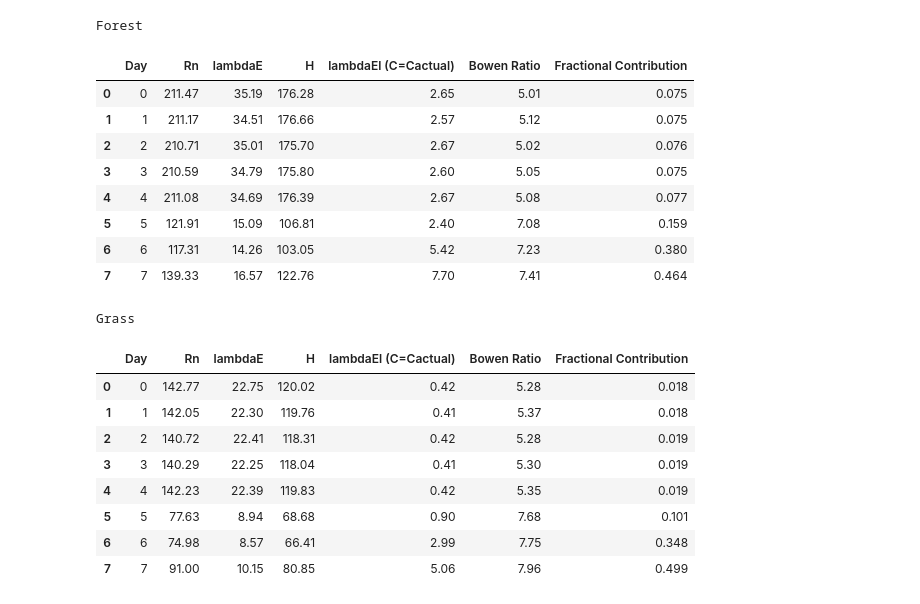
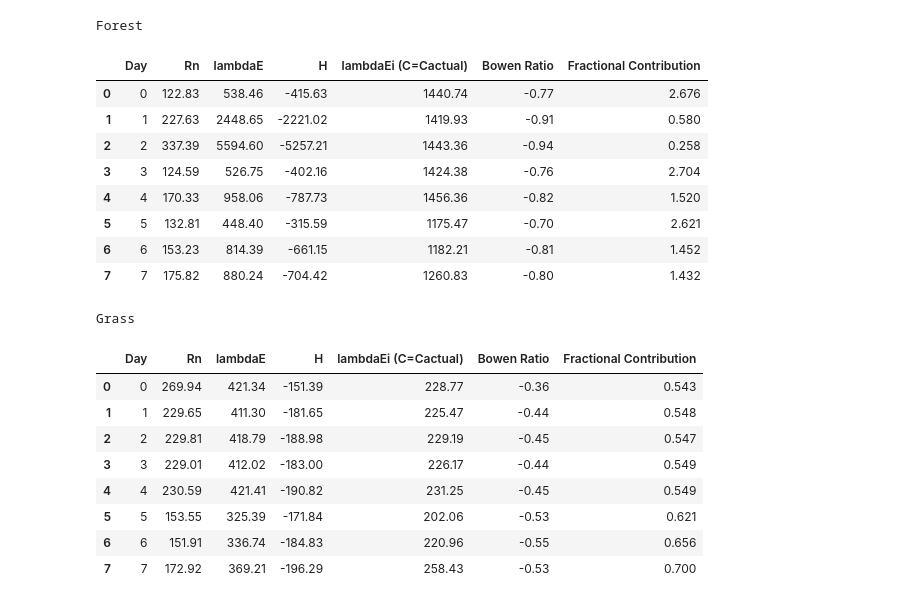
Before and after one commit to atdunwoody/EcoHydro, a Jupyter notebook: CIVE 625/Lab 1/Lab1.ipynb, the cells around one changed output. Drawn from its saved outputs; the diff is of its cells as text; code cells hidden in the pictures.

Commit message:
modifed calc_SMnew, calc_lambdaET, calc_Cfinal, and main function logic. Better but still flawed results

```diff
--- a/CIVE 625/Lab 1/Lab1.ipynb
+++ b/CIVE 625/Lab 1/Lab1.ipynb
@@ -211,7 +211,7 @@ def calc_gs(gR, gD, gT, gSM, g0):
     :return: Total surface conductance (mm s-1).
     """
     gs = (gR * gD * gT * gSM * g0) # Eq. 24.1 TH
-    return max(gs, 10**-4)
+    return max(gs, 10**-6)
 
 def calc_rs(gs):
     """
@@ -220,7 +220,8 @@ def calc_rs(gs):
     :return: Total surface resistance (s mm-1).
     """
     rs = 1 / gs # Eq. 24.1 TH
-    return min(rs, 10**4)
+    rs *= 10**3  # convert to s m-1
+    return min(rs, 10**6)
 
 def calc_esat(T):
     """
@@ -279,7 +280,7 @@ def calc_LW_up(Ts_1, Ts_2):
     """
     sigma = EnvConstants.sigma
     emissivity = EnvConstants.esurface
-    LW_up = emissivity * sigma * (Ts_1**4 + Ts_2**4)/2 # Modified Eq 5.19 TH (Problem statement C.2)
+    LW_up = - emissivity * sigma * (Ts_1**4 + Ts_2**4)/2 # Modified Eq 5.19 TH (Problem statement C.2)
     return LW_up
 
 def calc_Rn(SW_in, a, LW_up, LW_down):
@@ -291,7 +292,7 @@ def calc_Rn(SW_in, a, LW_up, LW_down):
     :param LW_down: Long wave radiation from atmosphere (W m-2).
     :return: Net radiation (W m-2).
     """
-    LW_net = LW_down - LW_up
+    LW_net = LW_down + LW_up
     Rn = (1 - a) * SW_in + LW_net # Eq 5.28 TH
     return Rn
 # %%
@@ -481,7 +459,7 @@ $$
 # %%
 # Part E Soil Water Balance Parameterization
 
-def calc_SMnew(Dcanopy, Cactual, S, lambdaET, SMo):
+def calc_SMnew(Dcanopy, Cactual, S, lambdaET, LH, SMo, SMlast):
     """
     Calculate new soil moisture (E.1 & E.2 in problem statement)
     :param SMlast: Previous soil moisture (mm).
@@ -492,10 +470,16 @@ def calc_SMnew(Dcanopy, Cactual, S, lambdaET, SMo):
     :param SMo: Maximum soil moisture accessible to roots (mm). Crop constant.
     :return: New soil moisture (mm).
     """
-    SMnew = Dcanopy - (1 - Cactual / S) * lambdaET # problem statement E.1
+    m_to_mm = 1000
+    rho_w = 1000 # Density of water in kg/m^3
+    lambdaET_mm = lambdaET * 3600 / LH /rho_w * m_to_mm # Convert from W m-2 to mm
+    SMnew = Dcanopy - (1 - Cactual / S) * lambdaET_mm # problem statement E.1
     # Ensure SMnew does not exceed soil moisture holding capacity
-    SMnew = min(SMnew, SMo) #problem statement E.2
-    return max(SMnew,0)
+
+    SMnew = SMnew + SMlast
+
+    SMnew = min(SMnew, SMo) #problem statement E.2, make sure its not greater than moisture holding capacity
+    return max(SMnew,0) # Ensure SMnew is not negative
 # %%
 def run_model(data, crop_constants):
     """
@@ -745,55 +744,55 @@ from IPython.display import display
 def display_averages(df, caption):
     # Calculate daily averages, column is in cumulative hours
     df['Day'] = df['Total Hour'] // 24
     # Resetting the index here with as_index=False to keep 'Day' as a column
     daily_averages = df.groupby('Day', as_index=False).mean()
 
     # Calculate Bowen Ratio and Fractional Contribution
     daily_averages['Bowen Ratio'] = daily_averages['H'] / daily_averages['lambdaE']
-    daily_averages['Fractional Contribution'] = daily_averages['lambdaEl (C=Cactual)'] / daily_averages['lambdaE']
+    daily_averages['Fractional Contribution'] = daily_averages['lambdaEi (C=Cactual)'] / daily_averages['lambdaE']
 
     # Select the columns you want to display
-    columns_to_display = ['Day', 'Rn', 'lambdaE', 'H', 'lambdaEl (C=Cactual)', 'Bowen Ratio', 'Fractional Contribution']
+    columns_to_display = ['Day', 'Rn', 'lambdaE', 'H', 'lambdaEi (C=Cactual)', 'Bowen Ratio', 'Fractional Contribution']
 
     # Style the DataFrame for better presentation
     styled_df = daily_averages[columns_to_display].style.set_table_styles(
         [{
             'selector': 'th',
             'props': [('text-align', 'center')]
         }],
         overwrite=False
     ).set_properties(**{'text-align': 'center'}).format(
         # Specify formatting for each column individually
         {"Day": "{:.0f}", "Rn": "{:.2f}", "lambdaE": "{:.2f}", "H": "{:.2f}",
-        "lambdaEl (C=Cactual)": "{:.2f}", "Bowen Ratio": "{:.2f}", "Fractional Contribution": "{:.3f}"}
+        "lambdaEi (C=Cactual)": "{:.2f}", "Bowen Ratio": "{:.2f}", "Fractional Contribution": "{:.3f}"}
     ).set_caption(caption) # Add caption here
 
     # Display the styled DataFrame
     display(styled_df)
 
 display_averages(forest_data, "Forest")
 display_averages(grass_data, "Grass")
 # %% [output]
 Forest
-|  | Day | Rn | lambdaE | H | lambdaEl (C=Cactual) | Bowen Ratio | Fractional Contribution |
-| 0 | 0 | 211.47 | 35.19 | 176.28 | 2.65 | 5.01 | 0.075 |
-| 1 | 1 | 211.17 | 34.51 | 176.66 | 2.57 | 5.12 | 0.075 |
-| 2 | 2 | 210.71 | 35.01 | 175.70 | 2.67 | 5.02 | 0.076 |
-| 3 | 3 | 210.59 | 34.79 | 175.80 | 2.60 | 5.05 | 0.075 |
-| 4 | 4 | 211.08 | 34.69 | 176.39 | 2.67 | 5.08 | 0.077 |
-| 5 | 5 | 121.91 | 15.09 | 106.81 | 2.40 | 7.08 | 0.159 |
-| 6 | 6 | 117.31 | 14.26 | 103.05 | 5.42 | 7.23 | 0.380 |
-| 7 | 7 | 139.33 | 16.57 | 122.76 | 7.70 | 7.41 | 0.464 |
+|  | Day | Rn | lambdaE | H | lambdaEi (C=Cactual) | Bowen Ratio | Fractional Contribution |
+| 0 | 0 | 122.83 | 538.46 | -415.63 | 1440.74 | -0.77 | 2.676 |
+| 1 | 1 | 227.63 | 2448.65 | -2221.02 | 1419.93 | -0.91 | 0.580 |
+| 2 | 2 | 337.39 | 5594.60 | -5257.21 | 1443.36 | -0.94 | 0.258 |
+| 3 | 3 | 124.59 | 526.75 | -402.16 | 1424.38 | -0.76 | 2.704 |
+| 4 | 4 | 170.33 | 958.06 | -787.73 | 1456.36 | -0.82 | 1.520 |
+| 5 | 5 | 132.81 | 448.40 | -315.59 | 1175.47 | -0.70 | 2.621 |
+| 6 | 6 | 153.23 | 814.39 | -661.15 | 1182.21 | -0.81 | 1.452 |
+| 7 | 7 | 175.82 | 880.24 | -704.42 | 1260.83 | -0.80 | 1.432 |
 Grass
-|  | Day | Rn | lambdaE | H | lambdaEl (C=Cactual) | Bowen Ratio | Fractional Contribution |
-| 0 | 0 | 142.77 | 22.75 | 120.02 | 0.42 | 5.28 | 0.018 |
-| 1 | 1 | 142.05 | 22.30 | 119.76 | 0.41 | 5.37 | 0.018 |
-| 2 | 2 | 140.72 | 22.41 | 118.31 | 0.42 | 5.28 | 0.019 |
-| 3 | 3 | 140.29 | 22.25 | 118.04 | 0.41 | 5.30 | 0.019 |
-| 4 | 4 | 142.23 | 22.39 | 119.83 | 0.42 | 5.35 | 0.019 |
-| 5 | 5 | 77.63 | 8.94 | 68.68 | 0.90 | 7.68 | 0.101 |
-| 6 | 6 | 74.98 | 8.57 | 66.41 | 2.99 | 7.75 | 0.348 |
-| 7 | 7 | 91.00 | 10.15 | 80.85 | 5.06 | 7.96 | 0.499 |
+|  | Day | Rn | lambdaE | H | lambdaEi (C=Cactual) | Bowen Ratio | Fractional Contribution |
+| 0 | 0 | 269.94 | 421.34 | -151.39 | 228.77 | -0.36 | 0.543 |
+| 1 | 1 | 229.65 | 411.30 | -181.65 | 225.47 | -0.44 | 0.548 |
+| 2 | 2 | 229.81 | 418.79 | -188.98 | 229.19 | -0.45 | 0.547 |
+| 3 | 3 | 229.01 | 412.02 | -183.00 | 226.17 | -0.44 | 0.549 |
+| 4 | 4 | 230.59 | 421.41 | -190.82 | 231.25 | -0.45 | 0.549 |
+| 5 | 5 | 153.55 | 325.39 | -171.84 | 202.06 | -0.53 | 0.621 |
+| 6 | 6 | 151.91 | 336.74 | -184.83 | 220.96 | -0.55 | 0.656 |
+| 7 | 7 | 172.92 | 369.21 | -196.29 | 258.43 | -0.53 | 0.700 |
 # %%
 
 # D.2 Canopy Transpiration.
```
Also changed, not shown: parts of 6 cells of this notebook, 2 other files.
